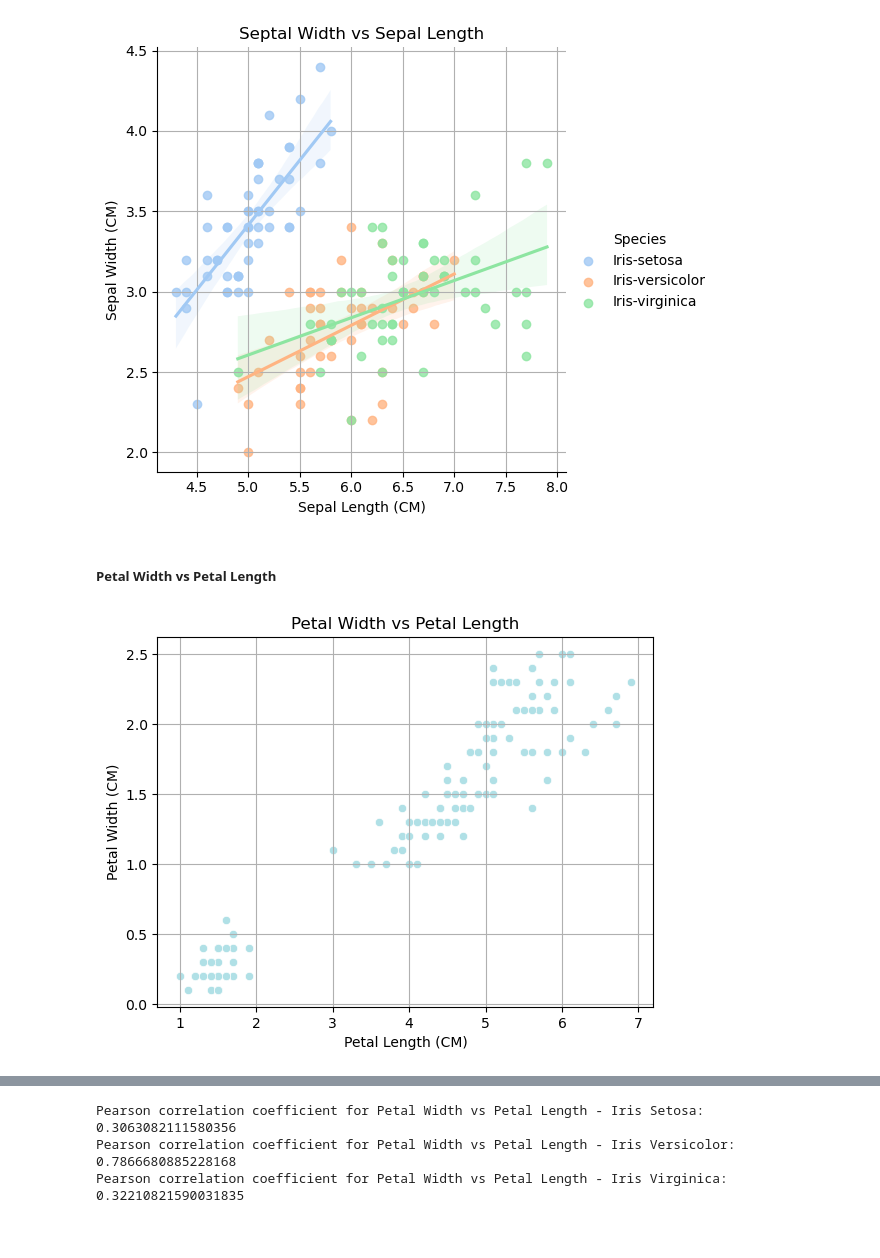
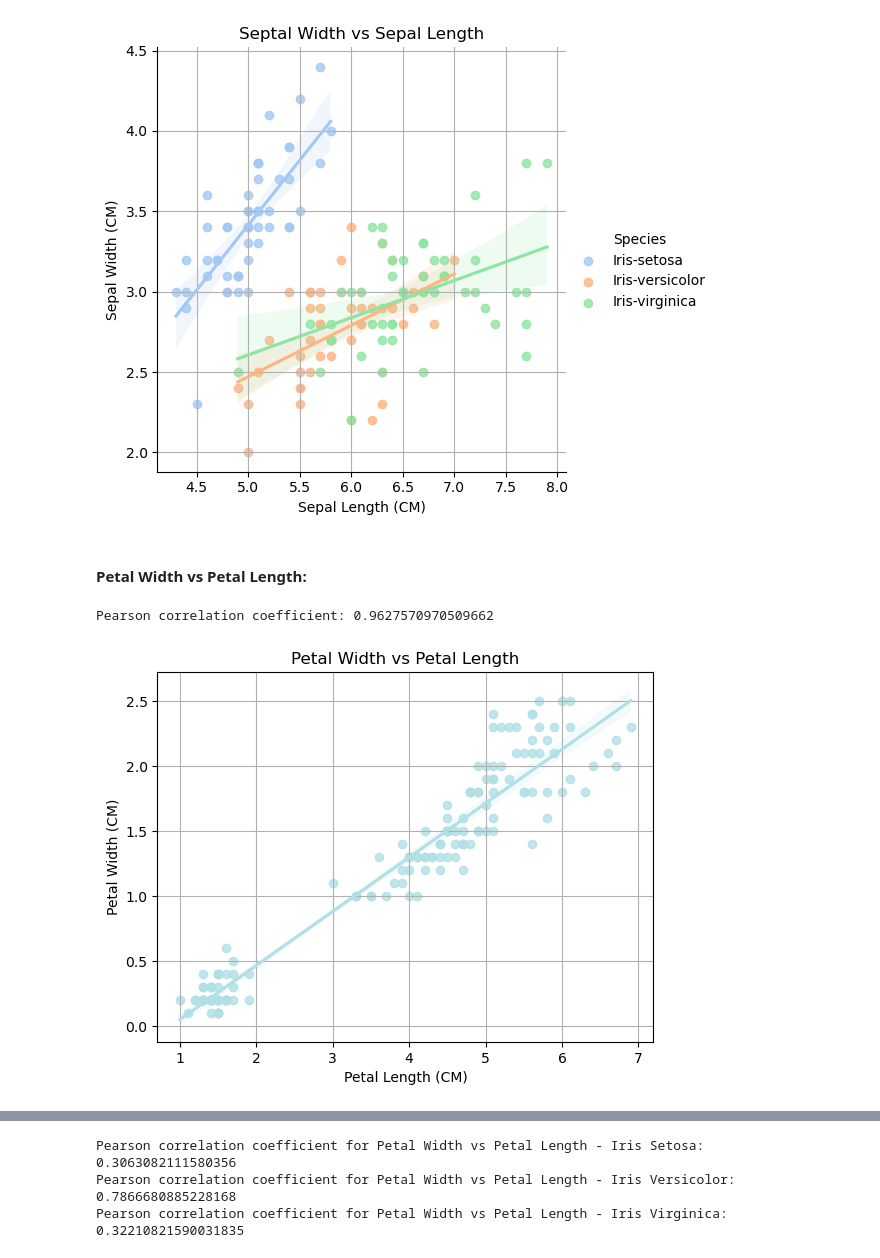
Before and after one commit to briannemcgrath/pands-project, a Jupyter notebook: analysis.ipynb, the cells around one changed output, grey strips where cells are left out. Drawn from its saved outputs; the diff is of its cells as text; code cells hidden in the pictures.

```diff
--- a/analysis.ipynb
+++ b/analysis.ipynb
@@ -271,15 +271,23 @@ plt.show()
 # %% [output]
 [figure]
 # %% [markdown]
-##### Petal Width vs Petal Length
+#### **Petal Width vs Petal Length:**
+# %%
+#Calculating Pearson correlation coefficient
+correlation = df['PetalWidthCm'].corr(df['PetalLengthCm'])
+
+#Print the correlatino coefficent
+print("Pearson correlation coefficient:", correlation)
+# %% [output]
+Pearson correlation coefficient: 0.9627570970509662
 # %%
-#Scatter Plots
+# Scatter Plot with Regression Line for Petal Width vs Petal Length
 
-sns.scatterplot(x='PetalLengthCm', y='PetalWidthCm', data=df, color='powderblue')
+sns.regplot(x='PetalLengthCm', y='PetalWidthCm', data=df, color='powderblue')
 plt.title('Petal Width vs Petal Length')
 plt.xlabel('Petal Length (CM)')
 plt.ylabel('Petal Width (CM)')
 plt.grid()
 plt.show()
 # %% [output]
-[figure, old version]
+[figure, new version]
```
Also changed, not shown: parts of 2 cells of this notebook, 1 other file.
